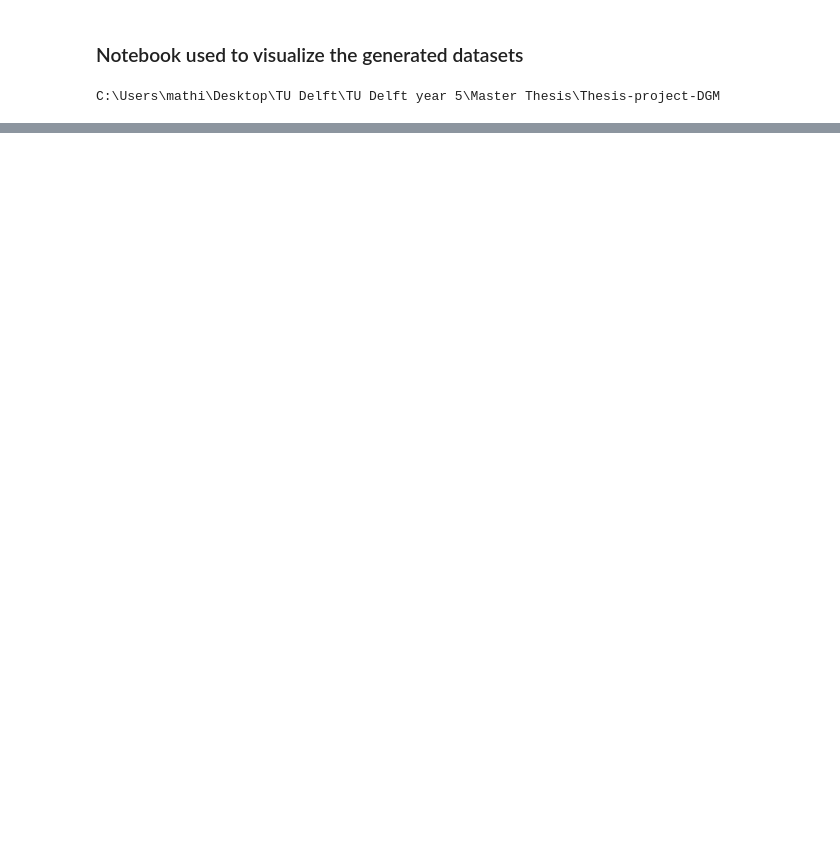
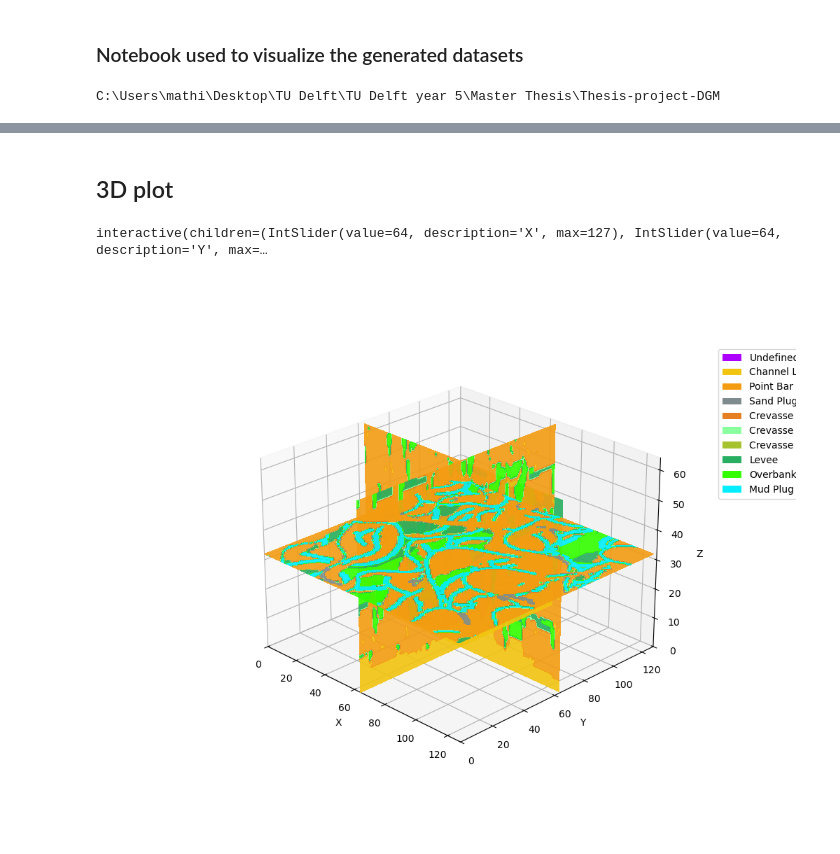
Before and after one commit to Matglassaa/Thesis-project-DGM, a Jupyter notebook: data/dataset_visualization.ipynb, the cells around one changed output, grey strips where cells are left out. Saved outputs shown, nothing was run; the diff lists cells and outputs as text; code cells hidden in the pictures; blank space fills up the shorter version.

```diff
--- a/data/dataset_visualization.ipynb
+++ b/data/dataset_visualization.ipynb
@@ -115,0 +113,67 @@ visualize_facies_npz(os.path.join(base, "sample_43.npz"), slice_axis='z', slice_
+# %% [markdown]
+## 3D plot
+# %%
+def visualize_3d_smooth(file_path, is_one_hot=False):
+    # --- 1. Load and Cache Data ---
+    data = np.load(file_path)
+    fac_data = data['facies']
+    fac_vol = np.argmax(fac_data, axis=0) if (is_one_hot and fac_data.ndim == 4) else (fac_data[0] if fac_data.ndim == 4 else fac_data)
+
+    nz, ny, nx = fac_vol.shape
+    unique_facies = np.sort(np.unique(fac_vol))
+
+    # --- 2. Setup Colormap ---
+    current_colors = [val_to_info[v]['color'] if v in val_to_info else "#333333" for v in unique_facies]
+    cmap = ListedColormap(current_colors)
+    norm = BoundaryNorm(np.append(unique_facies, unique_facies[-1] + 1) - 0.5, len(unique_facies))
+
+    # Pre-generate grids once to save CPU
+    x_coords, y_coords, z_coords = np.arange(nx), np.arange(ny), np.arange(nz)
+    gz_x, gz_y = np.meshgrid(x_coords, y_coords)
+    gy_x, gy_z = np.meshgrid(x_coords, z_coords)
+    gx_y, gx_z = np.meshgrid(y_coords, z_coords)
+
+    # Create the persistent figure
+    fig = plt.figure(figsize=(10, 8))
+    ax = fig.add_subplot(111, projection='3d')
+    ax.view_init(elev=25, azim=-45)
+
+    def update_plot(x_idx, y_idx, z_idx, show_x, show_y, show_z):
+        ax.clear() # Clear only the axes content, not the whole figure object
+
+        # We use 'continuous_update=True' in the sliders for smoothness
+        # and re-render only the active planes.
+
+        if show_z:
+            ax.contourf(gz_x, gz_y, fac_vol[z_idx, :, :],
+                        zdir='z', offset=z_idx, cmap=cmap, norm=norm, alpha=0.9)
+        if show_y:
+            ax.contourf(gy_x, fac_vol[:, y_idx, :], gy_z,
+                        zdir='y', offset=y_idx, cmap=cmap, norm=norm, alpha=0.9)
+        if show_x:
+            ax.contourf(fac_vol[:, :, x_idx], gx_y, gx_z,
+                        zdir='x', offset=x_idx, cmap=cmap, norm=norm, alpha=0.9)
+
+        ax.set_xlim(0, nx); ax.set_ylim(0, ny); ax.set_zlim(0, nz)
+        ax.set_xlabel('X'); ax.set_ylabel('Y'); ax.set_zlabel('Z')
+
+        # Only show legend for what's in the volume to save space
+        legend_elements = [Patch(facecolor=val_to_info[v]['color'], label=val_to_info[v]['name'])
+                           for v in unique_facies if v in val_to_info]
+        ax.legend(handles=legend_elements, loc='upper left', bbox_to_anchor=(1.1, 1))
+
+        fig.canvas.draw_idle() # Optimized redraw for interactive backends
+
+    # --- 3. Interaction with continuous_update=True ---
+    interact(update_plot,
+             x_idx=IntSlider(min=0, max=nx-1, value=nx//2, continuous_update=True, description='X'),
+             y_idx=IntSlider(min=0, max=ny-1, value=ny//2, continuous_update=True, description='Y'),
+             z_idx=IntSlider(min=0, max=nz-1, value=nz//2, continuous_update=True, description='Z'),
+             show_x=Checkbox(value=True, description='Show X'),
+             show_y=Checkbox(value=True, description='Show Y'),
+             show_z=Checkbox(value=True, description='Show Z'))
+
+visualize_3d_smooth(os.path.join(base, "sample_43.npz"))
+# %% [output]
+interactive(children=(IntSlider(value=64, description='X', max=127), IntSlider(value=64, description='Y', max=…
+[figure, added]
```
Also changed, not shown: parts of 5 cells of this notebook, 10 other files.
